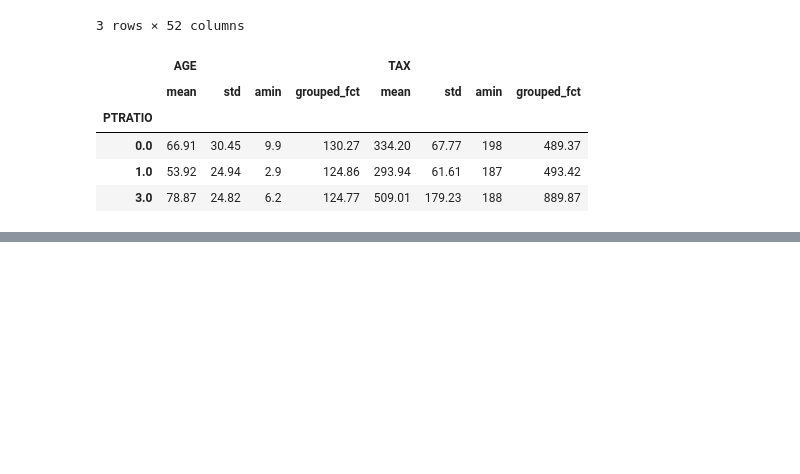
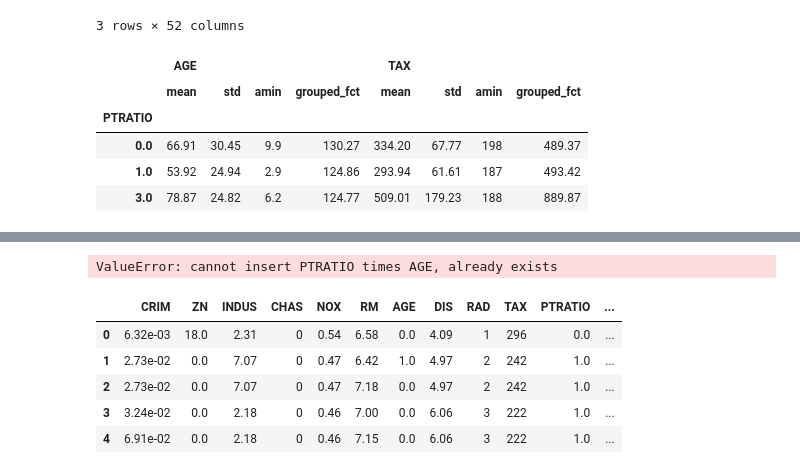
Before and after one commit to herrmanndus/rsd-engineeringcourse, a Jupyter notebook: ch01data/exploratory analysis with pandas.ipynb, the cells around one changed output, grey strips where cells are left out. Drawn from its saved outputs; the diff is of its cells as text; code cells hidden in the pictures; blank space fills up the shorter version.

```diff
--- a/ch01data/exploratory analysis with pandas.ipynb
+++ b/ch01data/exploratory analysis with pandas.ipynb
@@ -562,0 +621,22 @@ df.groupby(by='PTRATIO')[inds].agg([np.mean,np.std,np.min,grouped_fct])
+# %%
+# add a new column with computed data
+# e.g. multiply PTRATIO with AGE and add this as a new column to the end of the df
+
+p_times_a = df['PTRATIO']*df['AGE']
+
+# the insertion syntax is:
+# df.insert(loc=location, column='new name', value=new_data)
+# the lod = insert locations describes the column AFTER which to insert the feature entry
+
+df.insert(loc=len(df.columns), column = 'PTRATIO times AGE', value = p_times_a)
+# %% [output]
+ValueError: cannot insert PTRATIO times AGE, already exists
+# %%
+df.head()
+# %% [output]
+|  | CRIM | ZN | INDUS | CHAS | NOX | RM | AGE | DIS | RAD | TAX | PTRATIO | ... |
+| 0 | 6.32e-03 | 18.0 | 2.31 | 0 | 0.54 | 6.58 | 0.0 | 4.09 | 1 | 296 | 0.0 | ... |
+| 1 | 2.73e-02 | 0.0 | 7.07 | 0 | 0.47 | 6.42 | 1.0 | 4.97 | 2 | 242 | 1.0 | ... |
+| 2 | 2.73e-02 | 0.0 | 7.07 | 0 | 0.47 | 7.18 | 0.0 | 4.97 | 2 | 242 | 1.0 | ... |
+| 3 | 3.24e-02 | 0.0 | 2.18 | 0 | 0.46 | 7.00 | 0.0 | 6.06 | 3 | 222 | 1.0 | ... |
+| 4 | 6.91e-02 | 0.0 | 2.18 | 0 | 0.46 | 7.15 | 0.0 | 6.06 | 3 | 222 | 1.0 | ... |
```
Also changed, not shown: parts of 23 cells of this notebook.
